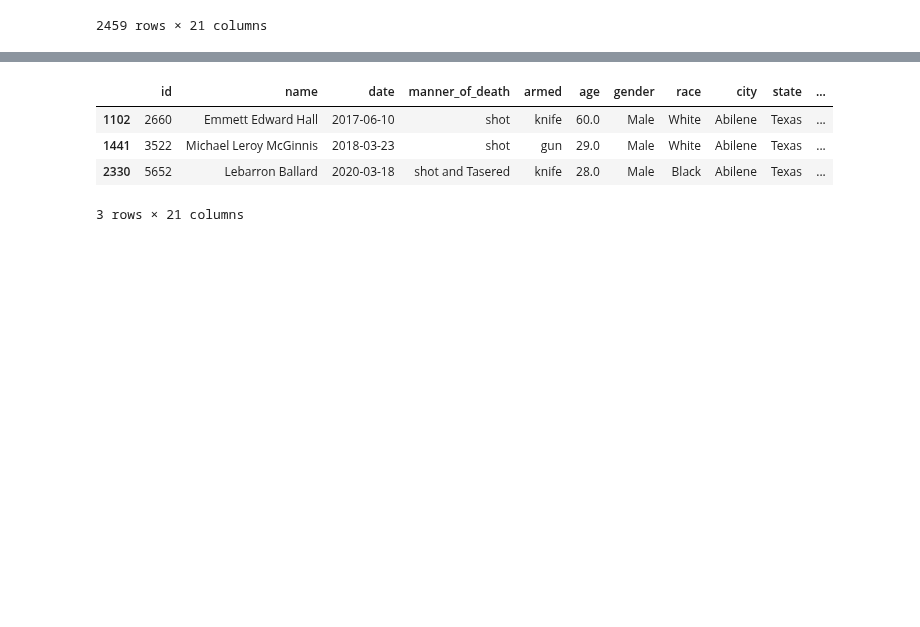
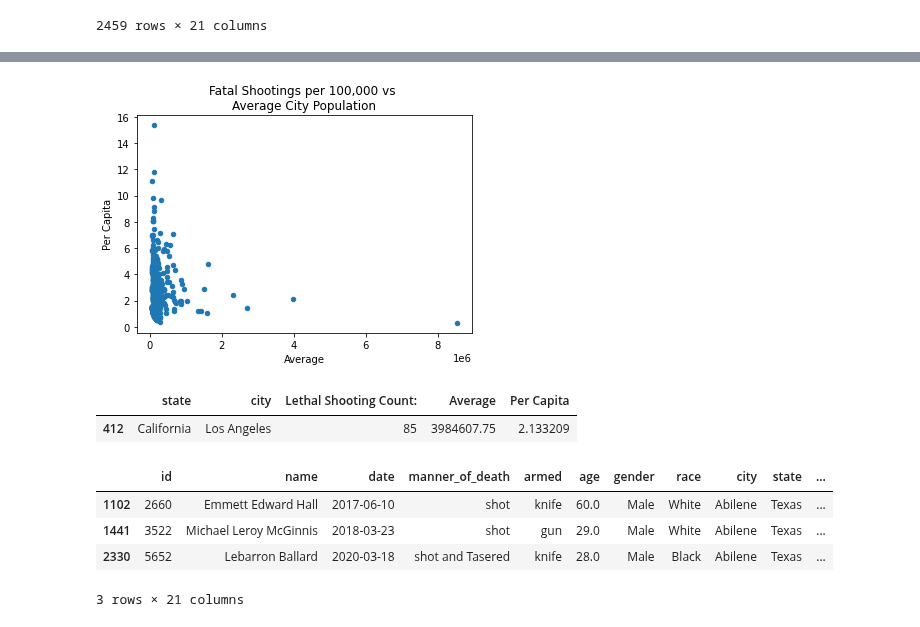
Before and after one commit to szerpa17/fatal-police-shootings, a Jupyter notebook: Analysis.ipynb, the cells around one changed output, grey strips where cells are left out. Saved outputs shown, nothing was run; the diff lists cells and outputs as text; code cells hidden in the pictures; blank space fills up the shorter version.

```diff
--- a/Analysis.ipynb
+++ b/Analysis.ipynb
@@ -240,3 +301,34 @@ state_city_count_df
+# %%
+state_grp = combined_df.groupby(['state', 'city'])
+state_city_count_s = state_grp['id'].count()
+state_city_count_df = pd.DataFrame({'Lethal Shooting Count:': state_city_count_s})
+state_city_count_df = state_city_count_df.reset_index()
+state_city_count_df
+
+# Merge city population data into the DF
+state_city_count_df = pd.merge(state_city_count_df, combined_df[['city', 'state', 'Average']], on=('city', 'state'), how='left')
+state_city_count_df = state_city_count_df.drop_duplicates()
+state_city_count_df['Per Capita'] = (state_city_count_df['Lethal Shooting Count:']/
+                                     state_city_count_df['Average'])*100000
+
+state_city_count_df = state_city_count_df[['state', 'city', 'Lethal Shooting Count:', 'Average', 'Per Capita']]
+state_city_count_df
+
+#Fatal Shootings per 100,000 vs Average city population
+fig = state_city_count_df.plot.scatter('Average',
+                                       'Per Capita',
+                                 title='Fatal Shootings per 100,000 vs \nAverage City Population')
+
+fig.ylim=(0,100000)
+plt.show()
+#fig.xticks?
+# %% [output]
+[figure, added]
+# %%
+state_city_count_df.loc[state_city_count_df['city'] == 'Los Angeles']
+# %% [output]
+|  | state | city | Lethal Shooting Count: | Average | Per Capita |
+| 412 | California | Los Angeles | 85 | 3984607.75 | 2.133209 |
 # %%
 combined_df.loc[combined_df['city'] == 'Abilene']
 
```
Also changed, not shown: parts of 6 cells of this notebook.
